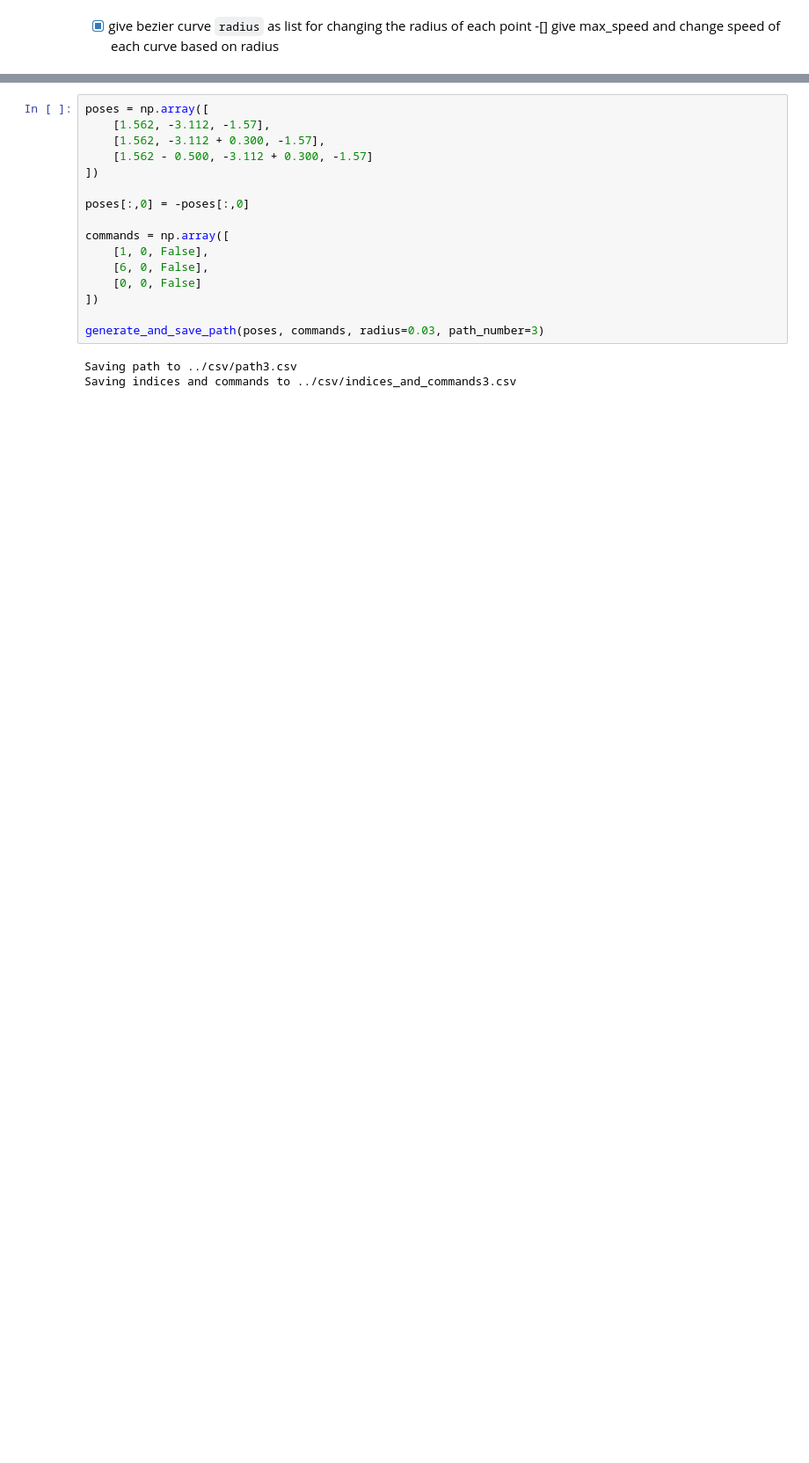
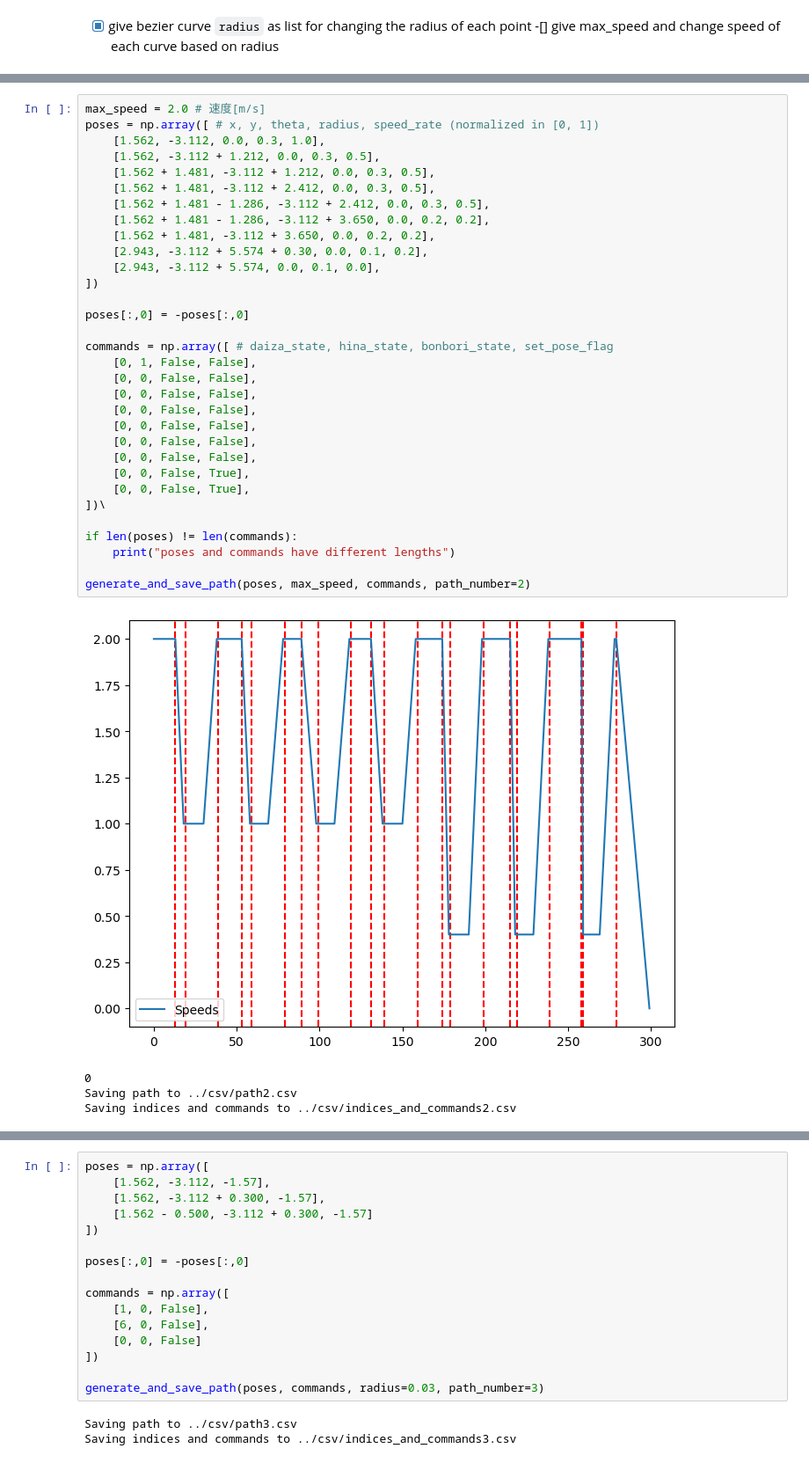
Before and after one commit to NeyagawaRobocons/chassis_haru_robo2024, a Jupyter notebook: pure_pursuit/pure_pursuit/pure_pursuit_test.ipynb, the cells around one changed output, grey strips where cells are left out. Shown: that part at 88% size. Saved outputs shown, nothing was run; the diff lists cells and outputs as text; blank space fills up the shorter version.

```diff
--- a/pure_pursuit/pure_pursuit/pure_pursuit_test.ipynb
+++ b/pure_pursuit/pure_pursuit/pure_pursuit_test.ipynb
@@ -534,0 +536,37 @@ Saving indices and commands to ../csv/indices_and_commands1.csv
+# %%
+max_speed = 2.0 # 速度[m/s]
+poses = np.array([ # x, y, theta, radius, speed_rate (normalized in [0, 1])
+    [1.562, -3.112, 0.0, 0.3, 1.0],
+    [1.562, -3.112 + 1.212, 0.0, 0.3, 0.5],
+    [1.562 + 1.481, -3.112 + 1.212, 0.0, 0.3, 0.5],
+    [1.562 + 1.481, -3.112 + 2.412, 0.0, 0.3, 0.5],
+    [1.562 + 1.481 - 1.286, -3.112 + 2.412, 0.0, 0.3, 0.5],
+    [1.562 + 1.481 - 1.286, -3.112 + 3.650, 0.0, 0.2, 0.2],
+    [1.562 + 1.481, -3.112 + 3.650, 0.0, 0.2, 0.2],
+    [2.943, -3.112 + 5.574 + 0.30, 0.0, 0.1, 0.2],
+    [2.943, -3.112 + 5.574, 0.0, 0.1, 0.0],
+])
+
+poses[:,0] = -poses[:,0]
+
+commands = np.array([ # daiza_state, hina_state, bonbori_state, set_pose_flag
+    [0, 1, False, False],
+    [0, 0, False, False],
+    [0, 0, False, False],
+    [0, 0, False, False],
+    [0, 0, False, False],
+    [0, 0, False, False],
+    [0, 0, False, False],
+    [0, 0, False, True],
+    [0, 0, False, True],
+])\
+
+if len(poses) != len(commands):
+    print("poses and commands have different lengths")
+
+generate_and_save_path(poses, max_speed, commands, path_number=2)
+# %% [output]
+[figure, added]
+0
+Saving path to ../csv/path2.csv
+Saving indices and commands to ../csv/indices_and_commands2.csv
```
Also changed, not shown: parts of 5 cells of this notebook, 4 other files.
